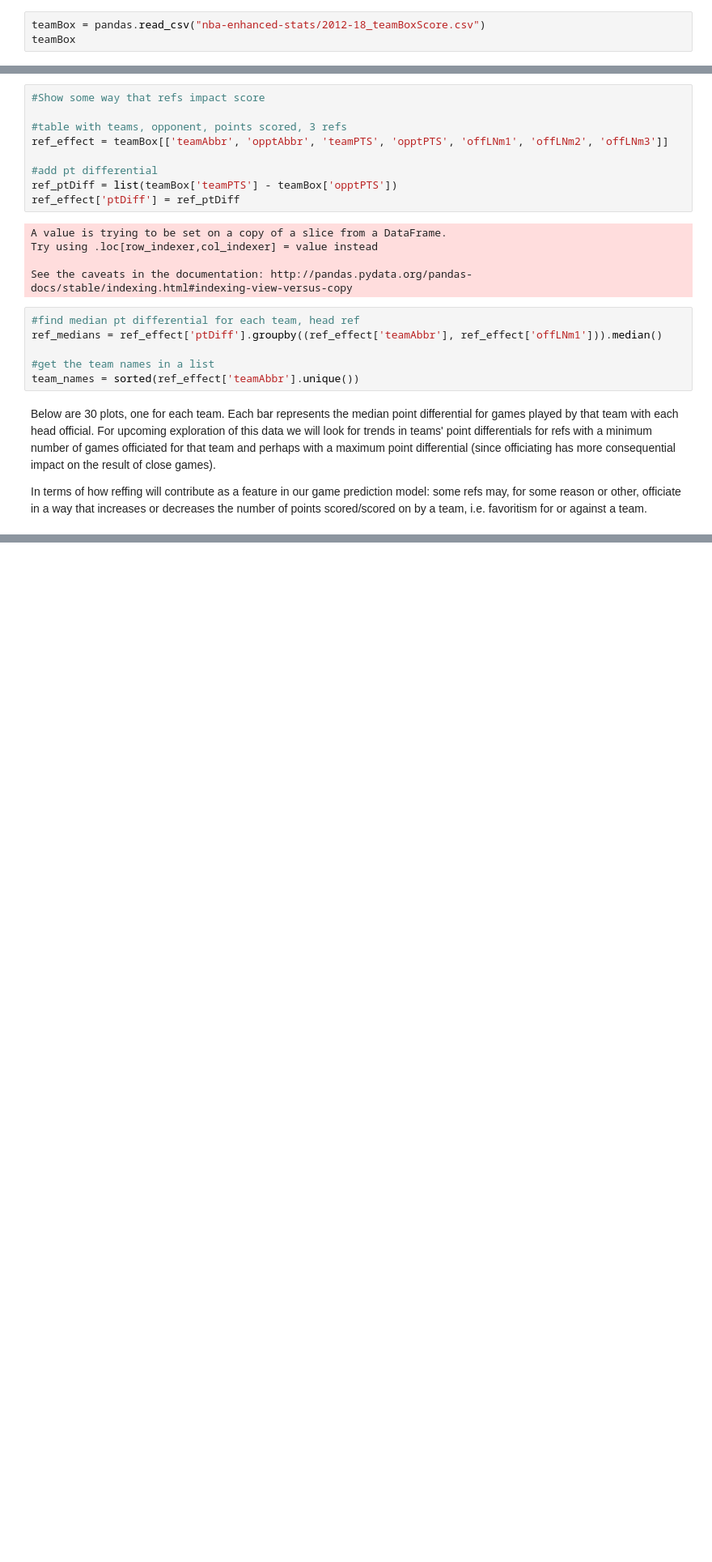
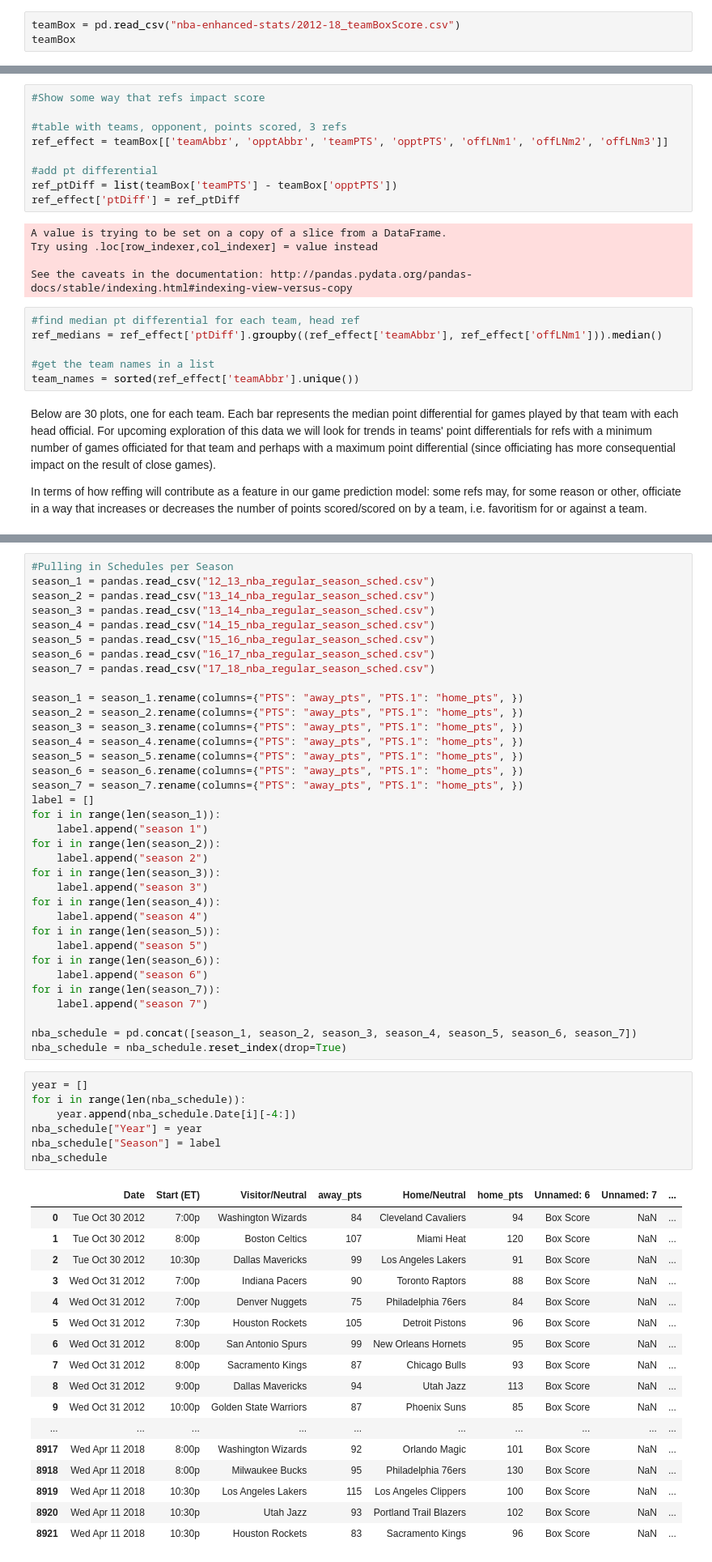
Before and after one commit to jjsahabu/NBA-Game-Predictor, a Jupyter notebook: W207-Final-Project.ipynb, the cells around one changed output, grey strips where cells are left out. Shown at 81% size. Drawn from its saved outputs; the diff is of its cells as text; blank space fills up the shorter version.

Commit message:
schedule

```diff
--- a/W207-Final-Project.ipynb
+++ b/W207-Final-Project.ipynb
@@ -51,7 +51,7 @@ playerBox
 | 155712 | 2018-04-11 | 10:30 | Regular | Cooley | Jack | SAC | West | Pacific | Home | Win | ... | ... |
 155713 rows × 51 columns
 # %%
-teamBox = pandas.read_csv("nba-enhanced-stats/2012-18_teamBoxScore.csv")
+teamBox = pd.read_csv("nba-enhanced-stats/2012-18_teamBoxScore.csv")
 teamBox
 # %% [output]
 |  | gmDate | gmTime | seasTyp | offLNm1 | offFNm1 | offLNm2 | offFNm2 | offLNm3 | offFNm3 | teamAbbr | ... | ... |
@@ -199,0 +202,60 @@ plt.show()
+# %%
+#Pulling in Schedules per Season
+season_1 = pandas.read_csv("12_13_nba_regular_season_sched.csv")
+season_2 = pandas.read_csv("13_14_nba_regular_season_sched.csv")
+season_3 = pandas.read_csv("13_14_nba_regular_season_sched.csv")
+season_4 = pandas.read_csv("14_15_nba_regular_season_sched.csv")
+season_5 = pandas.read_csv("15_16_nba_regular_season_sched.csv")
+season_6 = pandas.read_csv("16_17_nba_regular_season_sched.csv")
+season_7 = pandas.read_csv("17_18_nba_regular_season_sched.csv")
+
+season_1 = season_1.rename(columns={"PTS": "away_pts", "PTS.1": "home_pts", })
+season_2 = season_2.rename(columns={"PTS": "away_pts", "PTS.1": "home_pts", })
+season_3 = season_3.rename(columns={"PTS": "away_pts", "PTS.1": "home_pts", })
+season_4 = season_4.rename(columns={"PTS": "away_pts", "PTS.1": "home_pts", })
+season_5 = season_5.rename(columns={"PTS": "away_pts", "PTS.1": "home_pts", })
+season_6 = season_6.rename(columns={"PTS": "away_pts", "PTS.1": "home_pts", })
+season_7 = season_7.rename(columns={"PTS": "away_pts", "PTS.1": "home_pts", })
+label = []
+for i in range(len(season_1)):
+    label.append("season 1")
+for i in range(len(season_2)):
+    label.append("season 2")
+for i in range(len(season_3)):
+    label.append("season 3")
+for i in range(len(season_4)):
+    label.append("season 4")
+for i in range(len(season_5)):
+    label.append("season 5")
+for i in range(len(season_6)):
+    label.append("season 6")
+for i in range(len(season_7)):
+    label.append("season 7")
+
+nba_schedule = pd.concat([season_1, season_2, season_3, season_4, season_5, season_6, season_7])
+nba_schedule = nba_schedule.reset_index(drop=True)
+# %%
+year = []
+for i in range(len(nba_schedule)):
+    year.append(nba_schedule.Date[i][-4:])
+nba_schedule["Year"] = year
+nba_schedule["Season"] = label
+nba_schedule
+# %% [output]
+|  | Date | Start (ET) | Visitor/Neutral | away_pts | Home/Neutral | home_pts | Unnamed: 6 | Unnamed: 7 | ... |
+| 0 | Tue Oct 30 2012 | 7:00p | Washington Wizards | 84 | Cleveland Cavaliers | 94 | Box Score | NaN | ... |
+| 1 | Tue Oct 30 2012 | 8:00p | Boston Celtics | 107 | Miami Heat | 120 | Box Score | NaN | ... |
+| 2 | Tue Oct 30 2012 | 10:30p | Dallas Mavericks | 99 | Los Angeles Lakers | 91 | Box Score | NaN | ... |
+| 3 | Wed Oct 31 2012 | 7:00p | Indiana Pacers | 90 | Toronto Raptors | 88 | Box Score | NaN | ... |
+| 4 | Wed Oct 31 2012 | 7:00p | Denver Nuggets | 75 | Philadelphia 76ers | 84 | Box Score | NaN | ... |
+| 5 | Wed Oct 31 2012 | 7:30p | Houston Rockets | 105 | Detroit Pistons | 96 | Box Score | NaN | ... |
+| 6 | Wed Oct 31 2012 | 8:00p | San Antonio Spurs | 99 | New Orleans Hornets | 95 | Box Score | NaN | ... |
+| 7 | Wed Oct 31 2012 | 8:00p | Sacramento Kings | 87 | Chicago Bulls | 93 | Box Score | NaN | ... |
+| 8 | Wed Oct 31 2012 | 9:00p | Dallas Mavericks | 94 | Utah Jazz | 113 | Box Score | NaN | ... |
+| 9 | Wed Oct 31 2012 | 10:00p | Golden State Warriors | 87 | Phoenix Suns | 85 | Box Score | NaN | ... |
+| ... | ... | ... | ... | ... | ... | ... | ... | ... | ... |
+| 8917 | Wed Apr 11 2018 | 8:00p | Washington Wizards | 92 | Orlando Magic | 101 | Box Score | NaN | ... |
+| 8918 | Wed Apr 11 2018 | 8:00p | Milwaukee Bucks | 95 | Philadelphia 76ers | 130 | Box Score | NaN | ... |
+| 8919 | Wed Apr 11 2018 | 10:30p | Los Angeles Lakers | 115 | Los Angeles Clippers | 100 | Box Score | NaN | ... |
+| 8920 | Wed Apr 11 2018 | 10:30p | Utah Jazz | 93 | Portland Trail Blazers | 102 | Box Score | NaN | ... |
+| 8921 | Wed Apr 11 2018 | 10:30p | Houston Rockets | 83 | Sacramento Kings | 96 | Box Score | NaN | ... |
```
Also changed, not shown: parts of 6 cells of this notebook, 1 other file.
